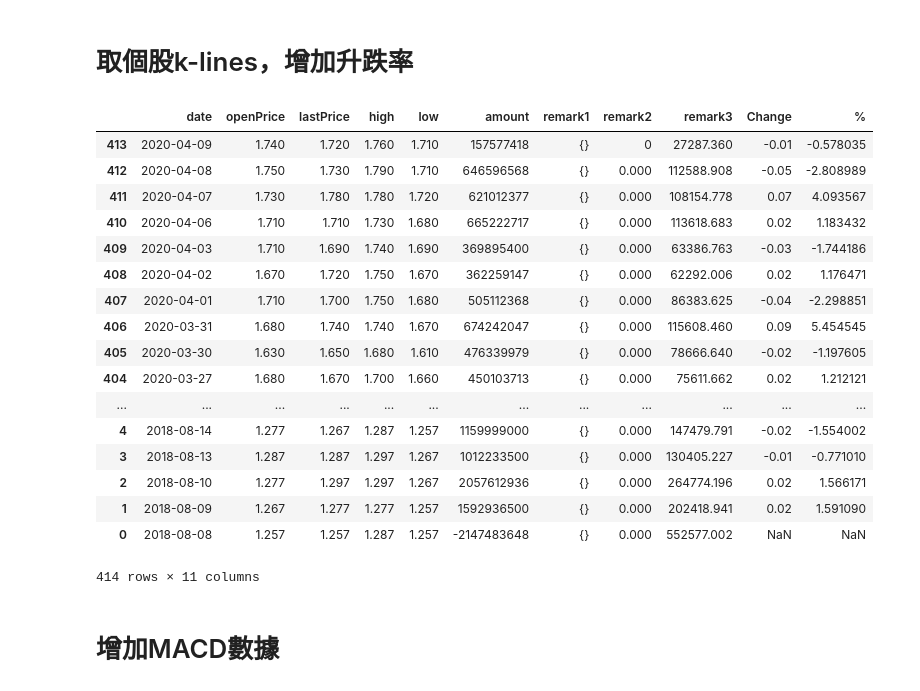
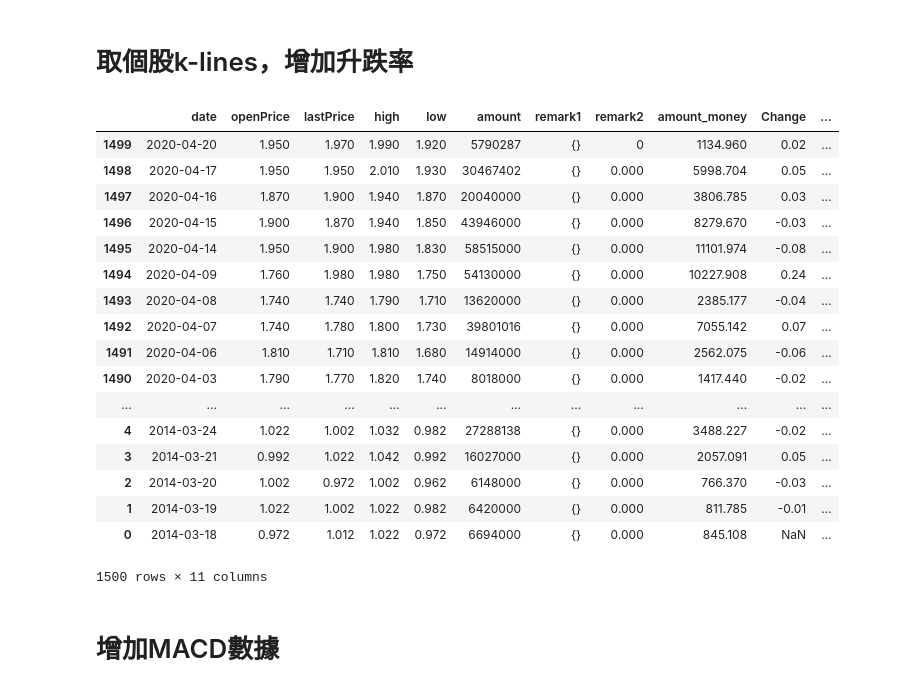
Before and after one commit to TheStepTwo/quantitative_trading, a Jupyter notebook: simple_monitor.ipynb, the cells around one changed output. Drawn from its saved outputs; the diff is of its cells as text; code cells hidden in the pictures.

```diff
--- a/simple_monitor.ipynb
+++ b/simple_monitor.ipynb
@@ -96,45 +149,45 @@ KeyboardInterrupt:
 # %%
 import easyquotation
 import numpy as np
 quotation  = easyquotation.use("daykline")
-trade_stock = '00788'
+trade_stock = '03998'
 data = quotation.real([trade_stock])
 # print(data)
 type(data[trade_stock])
 data[trade_stock]
 # dfKLine = pd.DataFrame(data[trade_stock])
 dfKLine = pd.DataFrame(data[trade_stock])
-dfKLine.columns =['date', 'openPrice' , 'lastPrice' , 'high' , 'low' , 'amount' , 'remark1' , 'remark2' , 'remark3' ]
+dfKLine.columns =['date', 'openPrice' , 'lastPrice' , 'high' , 'low' , 'amount' , 'remark1' , 'remark2' , 'amount_money' ]
 # dfKLine.set_index('date' , inplace = True)
 dfKLine.sort_values( by = 'date' , inplace=True , ascending=False)
 dfKLine.amount = dfKLine.amount.astype('float64').astype('int32')
-dfKLine.remark3 = dfKLine.remark3.astype('float64')
+dfKLine.amount_money = dfKLine.amount_money.astype('float64')
 dfKLine.lastPrice = dfKLine.lastPrice.astype('float64')
 dfKLine.openPrice = dfKLine.openPrice.astype('float64')
 # dfKLine['%'] = (dfKLine['lastPrice'] - dfKLine['openPrice'] ) / dfKLine['openPrice']  * 100
 dfKLine['Change'] = dfKLine.lastPrice.astype('float64') - dfKLine.lastPrice.shift(-1).astype('float64')
 dfKLine['%'] = dfKLine['Change']/ dfKLine.lastPrice.shift(-1).astype('float64') * 100
 #
 dfKLine
 # %% [output]
-|  | date | openPrice | lastPrice | high | low | amount | remark1 | remark2 | remark3 | Change | % |
-| 413 | 2020-04-09 | 1.740 | 1.720 | 1.760 | 1.710 | 157577418 | {} | 0 | 27287.360 | -0.01 | -0.578035 |
-| 412 | 2020-04-08 | 1.750 | 1.730 | 1.790 | 1.710 | 646596568 | {} | 0.000 | 112588.908 | -0.05 | -2.808989 |
-| 411 | 2020-04-07 | 1.730 | 1.780 | 1.780 | 1.720 | 621012377 | {} | 0.000 | 108154.778 | 0.07 | 4.093567 |
-| 410 | 2020-04-06 | 1.710 | 1.710 | 1.730 | 1.680 | 665222717 | {} | 0.000 | 113618.683 | 0.02 | 1.183432 |
-| 409 | 2020-04-03 | 1.710 | 1.690 | 1.740 | 1.690 | 369895400 | {} | 0.000 | 63386.763 | -0.03 | -1.744186 |
-| 408 | 2020-04-02 | 1.670 | 1.720 | 1.750 | 1.670 | 362259147 | {} | 0.000 | 62292.006 | 0.02 | 1.176471 |
-| 407 | 2020-04-01 | 1.710 | 1.700 | 1.750 | 1.680 | 505112368 | {} | 0.000 | 86383.625 | -0.04 | -2.298851 |
-| 406 | 2020-03-31 | 1.680 | 1.740 | 1.740 | 1.670 | 674242047 | {} | 0.000 | 115608.460 | 0.09 | 5.454545 |
-| 405 | 2020-03-30 | 1.630 | 1.650 | 1.680 | 1.610 | 476339979 | {} | 0.000 | 78666.640 | -0.02 | -1.197605 |
-| 404 | 2020-03-27 | 1.680 | 1.670 | 1.700 | 1.660 | 450103713 | {} | 0.000 | 75611.662 | 0.02 | 1.212121 |
+|  | date | openPrice | lastPrice | high | low | amount | remark1 | remark2 | amount_money | Change | ... |
+| 1499 | 2020-04-20 | 1.950 | 1.970 | 1.990 | 1.920 | 5790287 | {} | 0 | 1134.960 | 0.02 | ... |
+| 1498 | 2020-04-17 | 1.950 | 1.950 | 2.010 | 1.930 | 30467402 | {} | 0.000 | 5998.704 | 0.05 | ... |
+| 1497 | 2020-04-16 | 1.870 | 1.900 | 1.940 | 1.870 | 20040000 | {} | 0.000 | 3806.785 | 0.03 | ... |
+| 1496 | 2020-04-15 | 1.900 | 1.870 | 1.940 | 1.850 | 43946000 | {} | 0.000 | 8279.670 | -0.03 | ... |
+| 1495 | 2020-04-14 | 1.950 | 1.900 | 1.980 | 1.830 | 58515000 | {} | 0.000 | 11101.974 | -0.08 | ... |
+| 1494 | 2020-04-09 | 1.760 | 1.980 | 1.980 | 1.750 | 54130000 | {} | 0.000 | 10227.908 | 0.24 | ... |
+| 1493 | 2020-04-08 | 1.740 | 1.740 | 1.790 | 1.710 | 13620000 | {} | 0.000 | 2385.177 | -0.04 | ... |
+| 1492 | 2020-04-07 | 1.740 | 1.780 | 1.800 | 1.730 | 39801016 | {} | 0.000 | 7055.142 | 0.07 | ... |
+| 1491 | 2020-04-06 | 1.810 | 1.710 | 1.810 | 1.680 | 14914000 | {} | 0.000 | 2562.075 | -0.06 | ... |
+| 1490 | 2020-04-03 | 1.790 | 1.770 | 1.820 | 1.740 | 8018000 | {} | 0.000 | 1417.440 | -0.02 | ... |
 | ... | ... | ... | ... | ... | ... | ... | ... | ... | ... | ... | ... |
-| 4 | 2018-08-14 | 1.277 | 1.267 | 1.287 | 1.257 | 1159999000 | {} | 0.000 | 147479.791 | -0.02 | -1.554002 |
-| 3 | 2018-08-13 | 1.287 | 1.287 | 1.297 | 1.267 | 1012233500 | {} | 0.000 | 130405.227 | -0.01 | -0.771010 |
-| 2 | 2018-08-10 | 1.277 | 1.297 | 1.297 | 1.267 | 2057612936 | {} | 0.000 | 264774.196 | 0.02 | 1.566171 |
-| 1 | 2018-08-09 | 1.267 | 1.277 | 1.277 | 1.257 | 1592936500 | {} | 0.000 | 202418.941 | 0.02 | 1.591090 |
-| 0 | 2018-08-08 | 1.257 | 1.257 | 1.287 | 1.257 | -2147483648 | {} | 0.000 | 552577.002 | NaN | NaN |
+| 4 | 2014-03-24 | 1.022 | 1.002 | 1.032 | 0.982 | 27288138 | {} | 0.000 | 3488.227 | -0.02 | ... |
+| 3 | 2014-03-21 | 0.992 | 1.022 | 1.042 | 0.992 | 16027000 | {} | 0.000 | 2057.091 | 0.05 | ... |
+| 2 | 2014-03-20 | 1.002 | 0.972 | 1.002 | 0.962 | 6148000 | {} | 0.000 | 766.370 | -0.03 | ... |
+| 1 | 2014-03-19 | 1.022 | 1.002 | 1.022 | 0.982 | 6420000 | {} | 0.000 | 811.785 | -0.01 | ... |
+| 0 | 2014-03-18 | 0.972 | 1.012 | 1.022 | 0.972 | 6694000 | {} | 0.000 | 845.108 | NaN | ... |
-414 rows × 11 columns
+1500 rows × 11 columns
 # %% [markdown]
 # 增加MACD數據
 # %%
```
Also changed, not shown: parts of 4 cells of this notebook.
